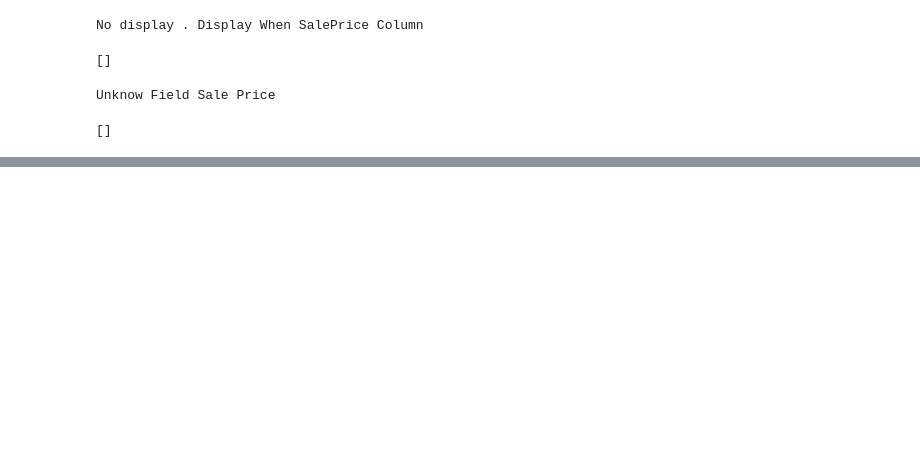
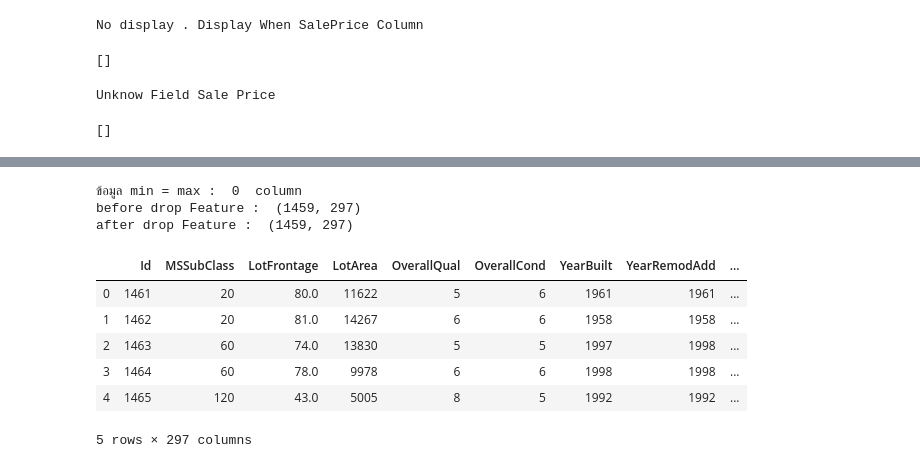
Before and after one commit to DataMining-GPABT/PredictPriceHouse, a Jupyter notebook: SourceCode/10_PredictPrice_Cleandata.ipynb, the cells around one changed output, grey strips where cells are left out. Drawn from its saved outputs; the diff is of its cells as text; code cells hidden in the pictures; blank space fills up the shorter version.

```diff
--- a/SourceCode/10_PredictPrice_Cleandata.ipynb
+++ b/SourceCode/10_PredictPrice_Cleandata.ipynb
@@ -337 +462,33 @@ Error ! Unknow Field Sale Price
+# %%
+#พบข้อมูลที่มี ค่า min = max เป็น 0
+#จึงได้ทำการลบข้อมูล
+IsSelect = [col for col in df_convert.columns if 'is_select_'  in col]
+print('ข้อมูล min = max : ',len(arr_zero), ' column')
+print("before drop Feature : ",df_convert.shape)
+#print(arr_zero)
+df_convert.head()
+
+try:
+    if(len(arr_zero) > 0): #drop
+        for col in arr_zero:
+            if set([col]).issubset(df_convert.columns):
+                df_convert.drop(col, axis = 1, inplace = True)
+
+except KeyError:
+        print(f' Error Something....')
+
+print("after drop Feature : ",df_convert.shape)
+
+df_convert.head()
+# %% [output]
+ข้อมูล min = max :  0  column
+before drop Feature :  (1459, 297)
+after drop Feature :  (1459, 297)
+|  | Id | MSSubClass | LotFrontage | LotArea | OverallQual | OverallCond | YearBuilt | YearRemodAdd | ... |
+| 0 | 1461 | 20 | 80.0 | 11622 | 5 | 6 | 1961 | 1961 | ... |
+| 1 | 1462 | 20 | 81.0 | 14267 | 6 | 6 | 1958 | 1958 | ... |
+| 2 | 1463 | 60 | 74.0 | 13830 | 5 | 5 | 1997 | 1998 | ... |
+| 3 | 1464 | 60 | 78.0 | 9978 | 6 | 6 | 1998 | 1998 | ... |
+| 4 | 1465 | 120 | 43.0 | 5005 | 8 | 5 | 1992 | 1992 | ... |
+5 rows × 297 columns
 # %%
```
Also changed, not shown: parts of 22 cells of this notebook, 3 other files.
